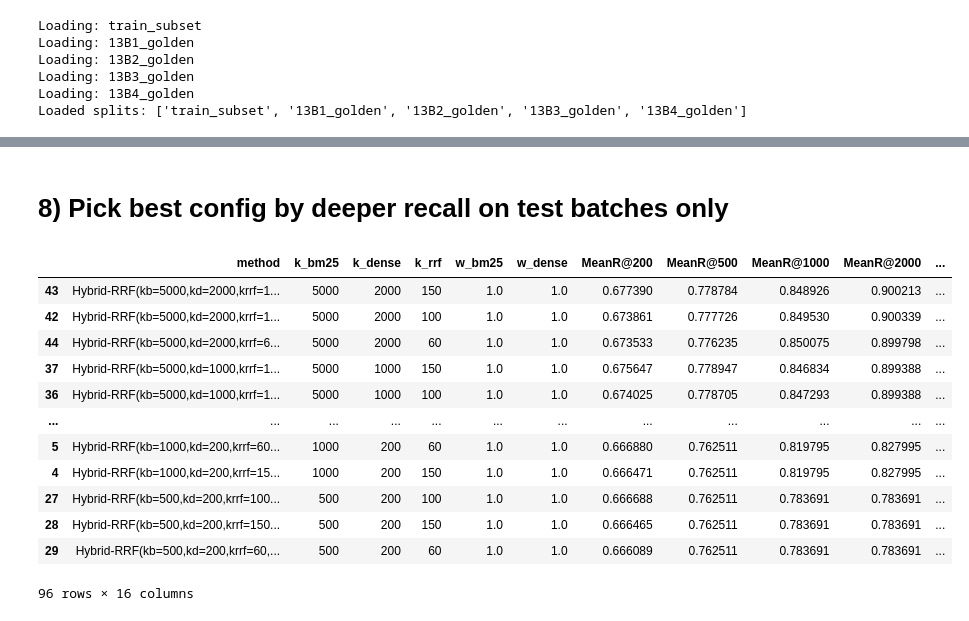
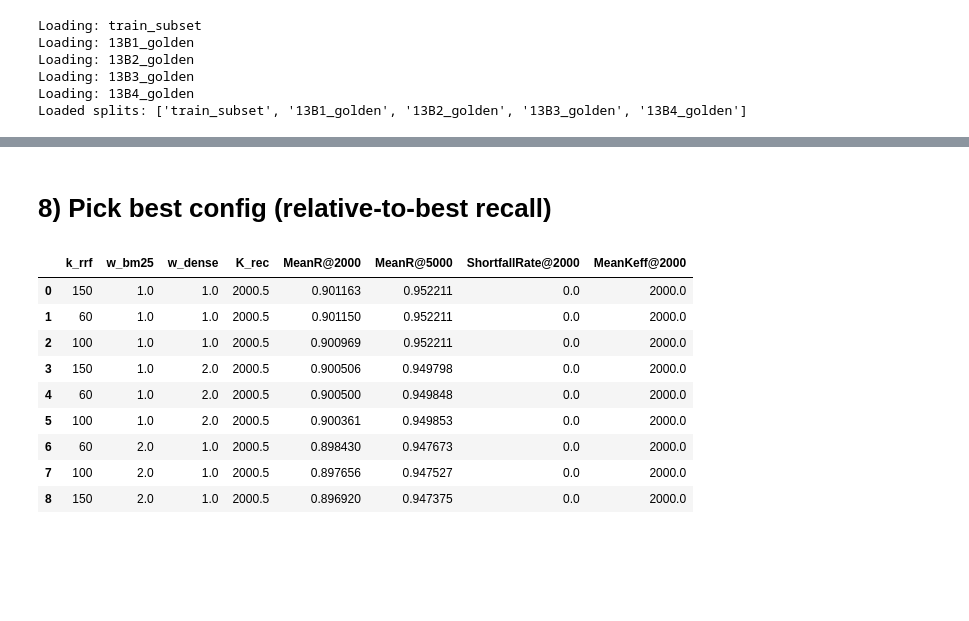
Before and after one commit to fulaibaowang/BioASQ, a Jupyter notebook: notebooks/hybird.ipynb, the cells around one changed output, grey strips where cells are left out. Saved outputs shown, nothing was run; the diff lists cells and outputs as text; code cells hidden in the pictures; blank space fills up the shorter version.

```diff
--- a/notebooks/hybird.ipynb
+++ b/notebooks/hybird.ipynb
@@ -485,48 +540,38 @@ results_df
 # %% [markdown]
-# 8) Pick best config by deeper recall on test batches only
+# 8) Pick best config (relative-to-best recall)
 # %%
 test_splits = [fp.stem for fp in TEST_BATCHES]
 
-def agg_score(df: pd.DataFrame) -> pd.DataFrame:
-    # Only hybrid rows, only test splits
+def rank_option1(df: pd.DataFrame) -> pd.DataFrame:
     d = df[df["split"].isin(test_splits)].copy()
-    d = d[d["method"].str.startswith("Hybrid-")].copy()
 
-    grp = d.groupby(["method", "k_bm25", "k_dense", "k_rrf", "w_bm25", "w_dense"], as_index=False).agg({
-        "MeanR@200": "mean",
-        "MeanR@500": "mean",
-        "MeanR@1000": "mean",
-        "MeanR@2000": "mean",
-        "MeanR@5000": "mean",
-        "MAP@10": "mean",
-        "MRR@10": "mean",
-    })
-    # prioritize deeper recall (esp. R@5000), while keeping some signal at mid-depth
-    grp["score_R5000"] = grp["MeanR@5000"]
-    grp["score_deep"] = 0.2 * grp["MeanR@1000"] + 0.3 * grp["MeanR@2000"] + 0.5 * grp["MeanR@5000"]
-    grp["score_mix"] = (
-        0.1 * grp["MeanR@200"]
-        + 0.1 * grp["MeanR@500"]
-        + 0.2 * grp["MeanR@1000"]
-        + 0.25 * grp["MeanR@2000"]
-        + 0.35 * grp["MeanR@5000"]
-    )
-    return grp.sort_values("score_mix", ascending=False)
+    agg_cols = {
+        "K_rec": "mean",
+        f"MeanR@{cap_eff}": "mean",
+        f"MeanR@{k_max_eval_eff}": "mean",
+        f"ShortfallRate@{cap_eff}": "mean",
+        f"MeanKeff@{cap_eff}": "mean",
+    }
 
-hybrid_ranked = agg_score(results_df)
-hybrid_ranked.head(200)
+    grp = d.groupby(["k_rrf", "w_bm25", "w_dense"], as_index=False).agg(agg_cols)
+
+    grp = grp.sort_values(
+        by=["K_rec", f"MeanR@{cap_eff}", f"ShortfallRate@{cap_eff}"],
+        ascending=[True, False, True],
+    ).reset_index(drop=True)
+    return grp
+
+ranked = rank_option1(results_df)
+ranked
 # %% [output]
-|  | method | k_bm25 | k_dense | k_rrf | w_bm25 | w_dense | MeanR@200 | MeanR@500 | MeanR@1000 | MeanR@2000 | ... |
-| 43 | Hybrid-RRF(kb=5000,kd=2000,krrf=1... | 5000 | 2000 | 150 | 1.0 | 1.0 | 0.677390 | 0.778784 | 0.848926 | 0.900213 | ... |
-| 42 | Hybrid-RRF(kb=5000,kd=2000,krrf=1... | 5000 | 2000 | 100 | 1.0 | 1.0 | 0.673861 | 0.777726 | 0.849530 | 0.900339 | ... |
-| 44 | Hybrid-RRF(kb=5000,kd=2000,krrf=6... | 5000 | 2000 | 60 | 1.0 | 1.0 | 0.673533 | 0.776235 | 0.850075 | 0.899798 | ... |
-| 37 | Hybrid-RRF(kb=5000,kd=1000,krrf=1... | 5000 | 1000 | 150 | 1.0 | 1.0 | 0.675647 | 0.778947 | 0.846834 | 0.899388 | ... |
-| 36 | Hybrid-RRF(kb=5000,kd=1000,krrf=1... | 5000 | 1000 | 100 | 1.0 | 1.0 | 0.674025 | 0.778705 | 0.847293 | 0.899388 | ... |
-| ... | ... | ... | ... | ... | ... | ... | ... | ... | ... | ... | ... |
-| 5 | Hybrid-RRF(kb=1000,kd=200,krrf=60... | 1000 | 200 | 60 | 1.0 | 1.0 | 0.666880 | 0.762511 | 0.819795 | 0.827995 | ... |
-| 4 | Hybrid-RRF(kb=1000,kd=200,krrf=15... | 1000 | 200 | 150 | 1.0 | 1.0 | 0.666471 | 0.762511 | 0.819795 | 0.827995 | ... |
-| 27 | Hybrid-RRF(kb=500,kd=200,krrf=100... | 500 | 200 | 100 | 1.0 | 1.0 | 0.666688 | 0.762511 | 0.783691 | 0.783691 | ... |
-| 28 | Hybrid-RRF(kb=500,kd=200,krrf=150... | 500 | 200 | 150 | 1.0 | 1.0 | 0.666465 | 0.762511 | 0.783691 | 0.783691 | ... |
-| 29 | Hybrid-RRF(kb=500,kd=200,krrf=60,... | 500 | 200 | 60 | 1.0 | 1.0 | 0.666089 | 0.762511 | 0.783691 | 0.783691 | ... |
+|  | k_rrf | w_bm25 | w_dense | K_rec | MeanR@2000 | MeanR@5000 | ShortfallRate@2000 | MeanKeff@2000 |
+| 0 | 150 | 1.0 | 1.0 | 2000.5 | 0.901163 | 0.952211 | 0.0 | 2000.0 |
+| 1 | 60 | 1.0 | 1.0 | 2000.5 | 0.901150 | 0.952211 | 0.0 | 2000.0 |
+| 2 | 100 | 1.0 | 1.0 | 2000.5 | 0.900969 | 0.952211 | 0.0 | 2000.0 |
+| 3 | 150 | 1.0 | 2.0 | 2000.5 | 0.900506 | 0.949798 | 0.0 | 2000.0 |
+| 4 | 60 | 1.0 | 2.0 | 2000.5 | 0.900500 | 0.949848 | 0.0 | 2000.0 |
+| 5 | 100 | 1.0 | 2.0 | 2000.5 | 0.900361 | 0.949853 | 0.0 | 2000.0 |
+| 6 | 60 | 2.0 | 1.0 | 2000.5 | 0.898430 | 0.947673 | 0.0 | 2000.0 |
+| 7 | 100 | 2.0 | 1.0 | 2000.5 | 0.897656 | 0.947527 | 0.0 | 2000.0 |
+| 8 | 150 | 2.0 | 1.0 | 2000.5 | 0.896920 | 0.947375 | 0.0 | 2000.0 |
-96 rows × 16 columns
 # %%
```
Also changed, not shown: parts of 20 cells of this notebook, 3 other files.
